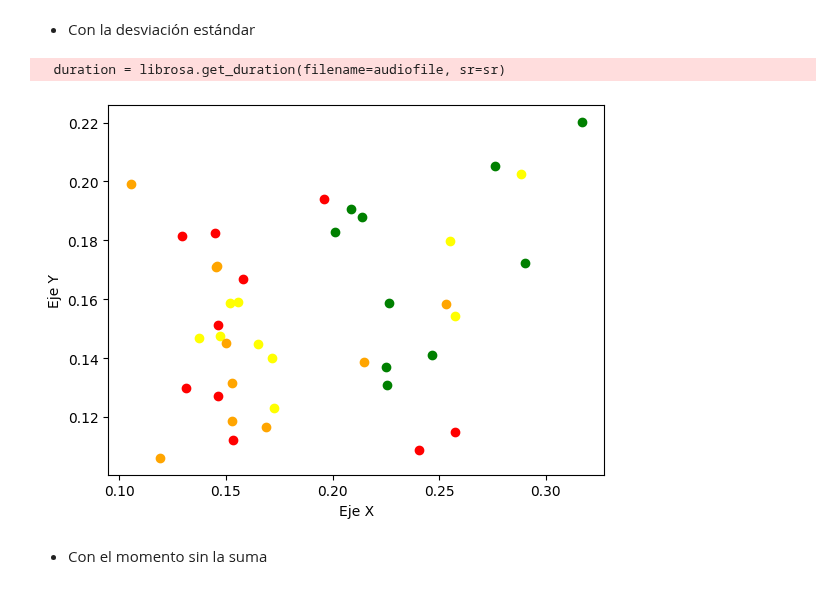
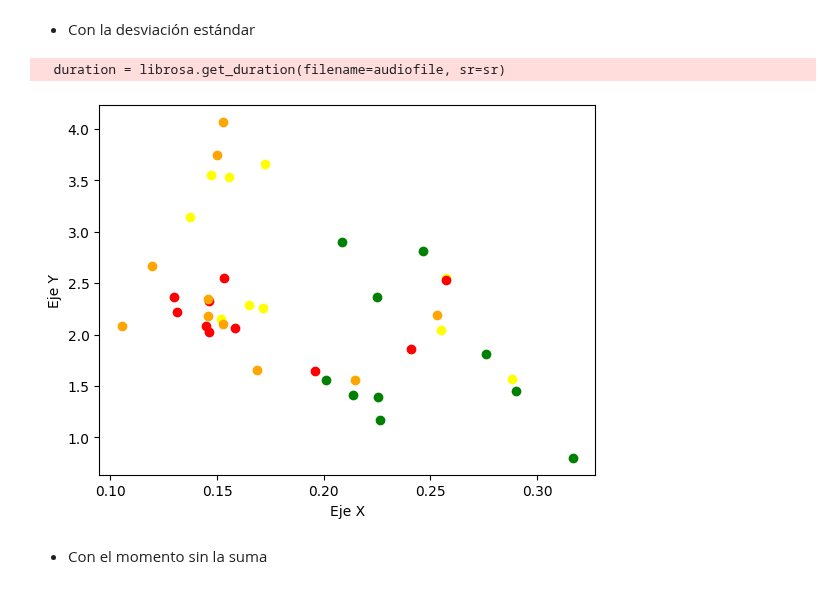
Before and after one commit to Juan2000-coder/Speech_Recognition, a Jupyter notebook: implemetation/first_aproximation/5-BER_rms.ipynb, the cells around one changed output. Drawn from its saved outputs; the diff is of its cells as text; code cells hidden in the pictures.

```diff
--- a/implemetation/first_aproximation/5-BER_rms.ipynb
+++ b/implemetation/first_aproximation/5-BER_rms.ipynb
@@ -337,30 +334,30 @@ plot_features2d(features)
 # %%
 cutoff = 2000
 features = dict.fromkeys(fruit_types)
 split_frequency = 2000
 
 # Extracción de características
 for fruit, group in processed.items():
     features[fruit] = None
     for audio in group:
         signal, sr, duration = load_audio(audio)
         audio_rms = np.sqrt(np.mean(signal**2))/np.max(signal)
 
         spec = librosa.stft(signal, n_fft = FRAME_SIZE, hop_length = HOP_SIZE)
         BER  = band_energy_ratio(spec, split_frequency, sr)
         BER /= np.max(BER)
-        feat = np.std(np.abs(BER))
+        feat = np.std(np.abs(BER))/np.mean(BER)
 
         feature = np.array([[audio_rms, feat]])
         if features[fruit] is not None:
             features[fruit] = np.vstack([features[fruit], feature])
         else:
             features[fruit] = feature
 # Ploteo
 plot_features2d(features)
 # %% [output]
   duration = librosa.get_duration(filename=audiofile, sr=sr)
-[figure, old version]
+[figure, new version]
 # %% [markdown]
 - Con el momento sin la suma
 # %%
```
Also changed, not shown: parts of 1 cell of this notebook, 1 other file.
